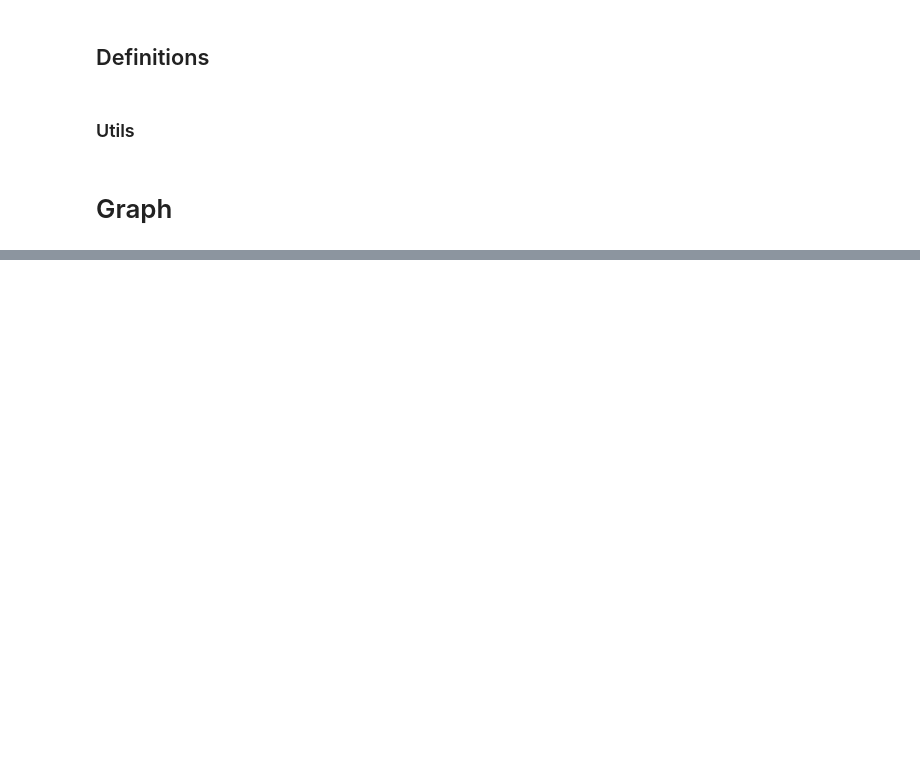
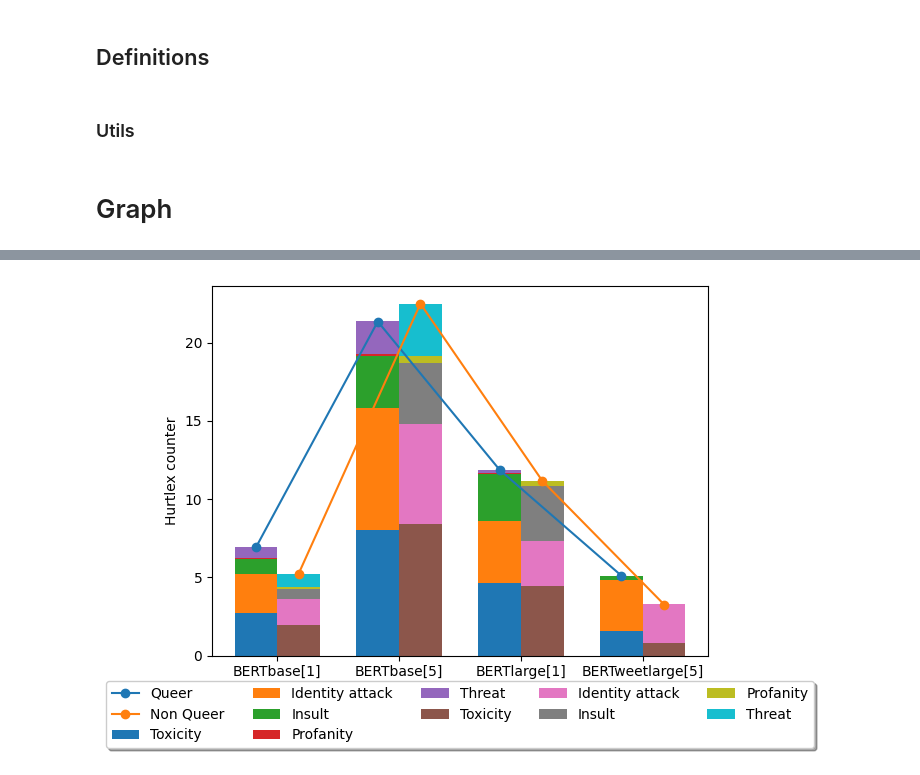
Before and after one commit to MaeSosto/QueerBench, a Jupyter notebook: src/queer_graph.ipynb, the cells around one changed output, grey strips where cells are left out. Cells and saved outputs as stored; diff of their text form; code cells hidden in the pictures; blank space fills up the shorter version.

```diff
--- a/src/queer_graph.ipynb
+++ b/src/queer_graph.ipynb
@@ -161,0 +179,99 @@ error_bar(MODELS_NAMES)
+# %%
+import matplotlib.pyplot as plt
+import numpy as np
+
+def draw_double_bar_and_double_line_graph(models):
+    x_labels, bar_data1, bar_data2, line_data1, line_data2 = [], [], [], [], []
+    tox_queer, id_queer, ins_queer, prof_queer, thre_queer, tox_non, id_non, ins_non, prof_non, thre_non = [], [], [], [], [], [], [], [], [], []
+    line_data1, line_data2 = [], []
+    for m in models:
+        csv = pd.read_csv(RESULTS_PATH+m+'_perspective.csv', sep=";", index_col=[0])
+        queer_tot = csv.loc['Queer']['Tot']
+        non_queer_tot = csv.loc['Non Queer']['Tot']
+        print(queer_tot)
+        print(non_queer_tot)
+        x_labels.append(m)
+        tox_queer.append( (csv.loc['Queer']['Toxicity']/queer_tot              )*100)
+        id_queer.append(  (csv.loc['Queer']['Identity attack']/queer_tot       )*100)
+        ins_queer.append( (csv.loc['Queer']['Insult']        /queer_tot        )*100)
+        prof_queer.append((csv.loc['Queer']['Profanity']    /queer_tot         )*100)
+        thre_queer.append((csv.loc['Queer']['Threat']       /queer_tot         )*100)
+
+        print (csv.loc['Non Queer']['Toxicity'])
+        print ((csv.loc['Non Queer']['Toxicity']      /non_queer_tot)*100)
+        tox_non.append(   (csv.loc['Non Queer']['Toxicity']      /non_queer_tot)*100)
+        id_non.append(    (csv.loc['Non Queer']['Identity attack']/non_queer_tot)*100)
+        ins_non.append(   (csv.loc['Non Queer']['Insult']        /non_queer_tot)*100)
+        prof_non.append(  (csv.loc['Non Queer']['Profanity']    /non_queer_tot )*100)
+        thre_non.append(  (csv.loc['Non Queer']['Threat']       /non_queer_tot )*100)
+
+        line_data1.append(csv.loc['Queer']['Score'])
+        line_data2.append(csv.loc['Non Queer']['Score'])
+    bar_data1.append(tox_queer)
+    bar_data1.append(id_queer)
+    bar_data1.append(ins_queer)
+    bar_data1.append(prof_queer)
+    bar_data1.append(thre_queer)
+    bar_data2.append(tox_non)
+    bar_data2.append(id_non)
+    bar_data2.append(ins_non)
+    bar_data2.append(prof_non)
+    bar_data2.append(thre_non)
+    print(bar_data1)
+    print(bar_data2)
+    print(line_data1)
+    print(line_data2)
+
+
+    #Set the width of the bars
+    bar_width = 0.35
+    # Create an array of x values for the bars
+    x = np.arange(len(x_labels))
+    # Create the figure and axis objects
+    fig, ax1 = plt.subplots()
+    # Predefined colors for bars and lines
+    bar_colors = ['blue', 'green']
+    bar_colors2 = ['orange', 'violet']
+    line_colors = ['red', 'purple']
+
+    # Create the first set of bars
+    perpective_col = ['Toxicity', 'Identity attack', 'Insult', 'Profanity', 'Threat']
+    bottom1 = np.zeros(len(x_labels))
+    for i, data in enumerate(bar_data1):
+        ax1.bar(x - bar_width/2, data, width=bar_width, label=f'{perpective_col[i]}', bottom=bottom1)
+        bottom1 += data
+
+    # Create the second set of bars
+    bottom2 = np.zeros(len(x_labels))
+    for i, data in enumerate(bar_data2):
+        ax1.bar(x + bar_width/2, data, width=bar_width, label=f'{perpective_col[i]}', bottom=bottom2)
+        bottom2 += data
+
+    # Create the first set of line plots
+    #ax2 = ax1.twinx()  # Create a twin y-axis
+    ax1.plot(x - bar_width/2, line_data1, marker='o', label='Queer')
+
+    # Create the second set of line plots
+    ax1.plot(x + bar_width/2, line_data2, marker='o', label='Non Queer')
+
+    # Set labels and legends
+    ax1.set_xlabel('Model')
+    ax1.set_ylabel('Hurtlex counter', color='black')
+    #ax1.set_ylabel('Score', color='black')
+    ax1.set_xticks(x)
+    ax1.set_xticklabels(x_labels)
+    ax1.legend(loc='upper center', bbox_to_anchor=(0.5, -0.05), fancybox=True, shadow=True, ncol=5)
+    #ax2.legend(loc='upper left', bbox_to_anchor=(0.05, 0.87))
+
+    # Show the graph
+    plt.show()
+
+# Example usage:
+# x_labels = ['A', 'B', 'C', 'D']
+# bar_data1 = [[10, 20, 30, 40], [15, 25, 35, 45]]
+# bar_data2 = [[5, 15, 25, 35], [20, 10, 30, 40]]
+# line_data1 = [50, 55, 60, 65]
+# line_data2 = [45, 60, 50, 70]
+
+draw_double_bar_and_double_line_graph([BERT_BASE_TEMPLATE_1, BERT_BASE_TEMPLATE_5, BERT_LARGE_TEMPLATE_1, BERTWEET_LARGE_TEMPLATE_5])
+# %% [output]
@@ -161,0 +298 @@ error_bar(MODELS_NAMES)
+[figure, added]
```
Also changed, not shown: parts of 7 cells of this notebook, 35 other files.
